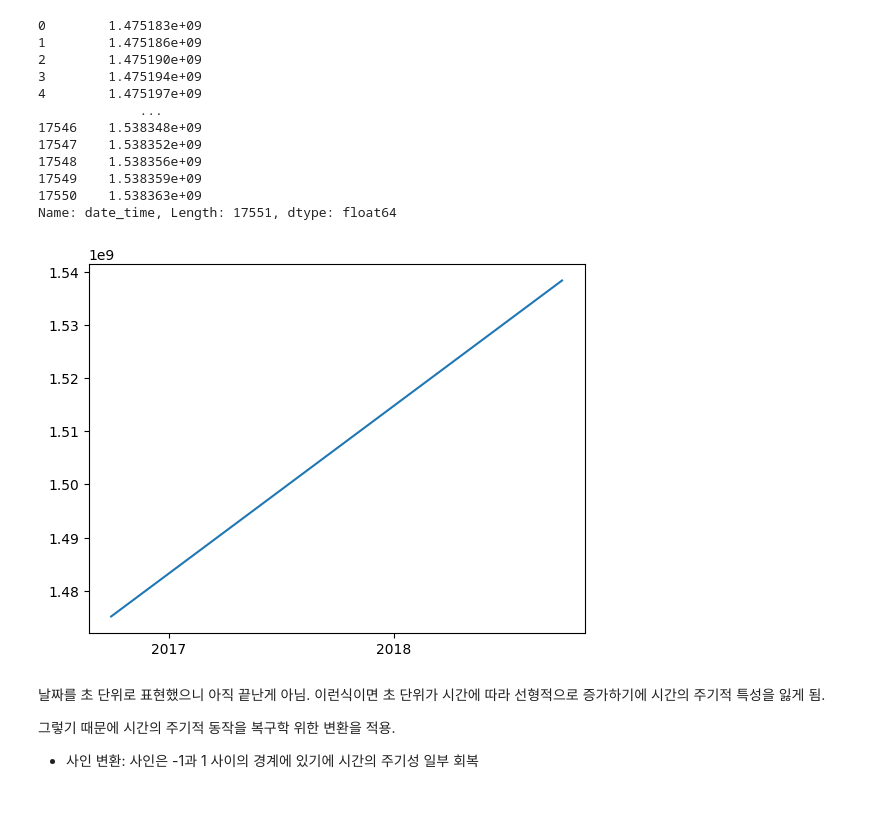
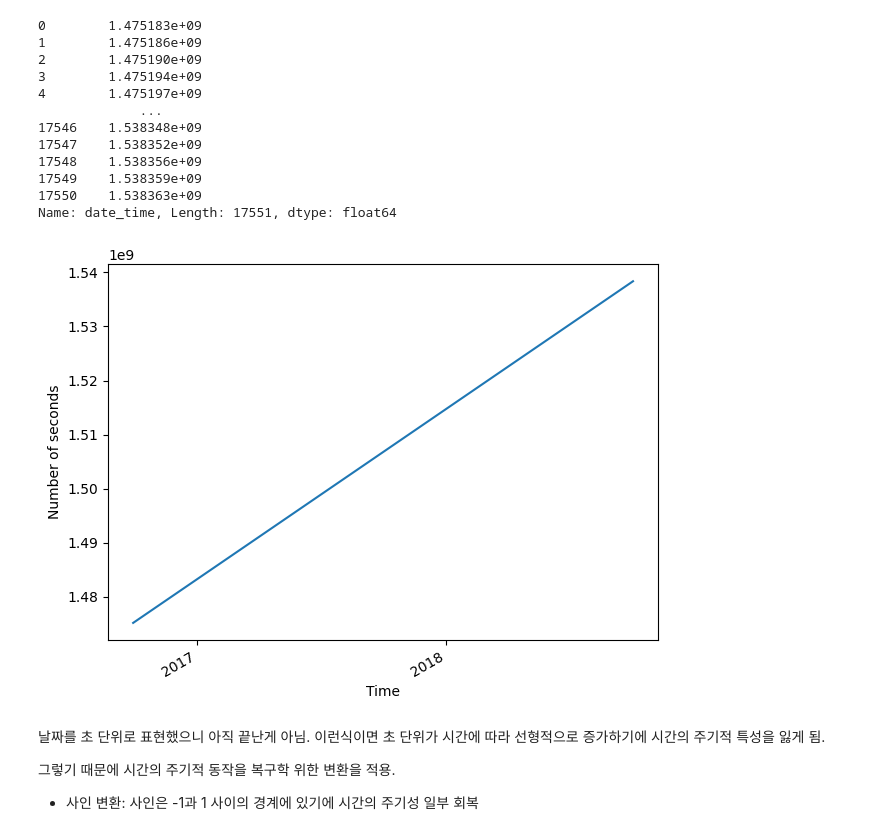
Before and after one commit to mskcho00/TimeSeries-Self-Practice, a Jupyter notebook: 12_Deep Learning in TS.ipynb, the cells around one changed output. Cells and saved outputs as stored; diff of their text form; code cells hidden in the pictures; blank space fills up the shorter version.

```diff
--- a/12_Deep Learning in TS.ipynb
+++ b/12_Deep Learning in TS.ipynb
@@ -174,16 +174,18 @@ timestamp_s
 17550    1.538363e+09
 Name: date_time, Length: 17551, dtype: float64
 # %%
-dt = pd.to_datetime(df['date_time'])
+fig, ax = plt.subplots()
 
-fig, ax = plt.subplots()
-ax.plot(dt, timestamp_s)
+ax.plot(timestamp_s)
+ax.set_xlabel('Time')
+ax.set_ylabel('Number of seconds')
 
-import matplotlib.dates as mdates
-ax.xaxis.set_major_locator(mdates.YearLocator())
-ax.xaxis.set_major_formatter(mdates.DateFormatter('%Y'))
+plt.xticks([2239, 10999], [2017, 2018])
+
+fig.autofmt_xdate()
+plt.tight_layout()
 # %% [output]
-[figure, old version]
+[figure, new version]
 # %% [markdown]
 날짜를 초 단위로 표현했으니 아직 끝난게 아님. 이런식이면 초 단위가 시간에 따라 선형적으로 증가하기에 시간의 주기적 특성을 잃게 됨.
 
```
Also changed, not shown: parts of 1 cell of this notebook.
